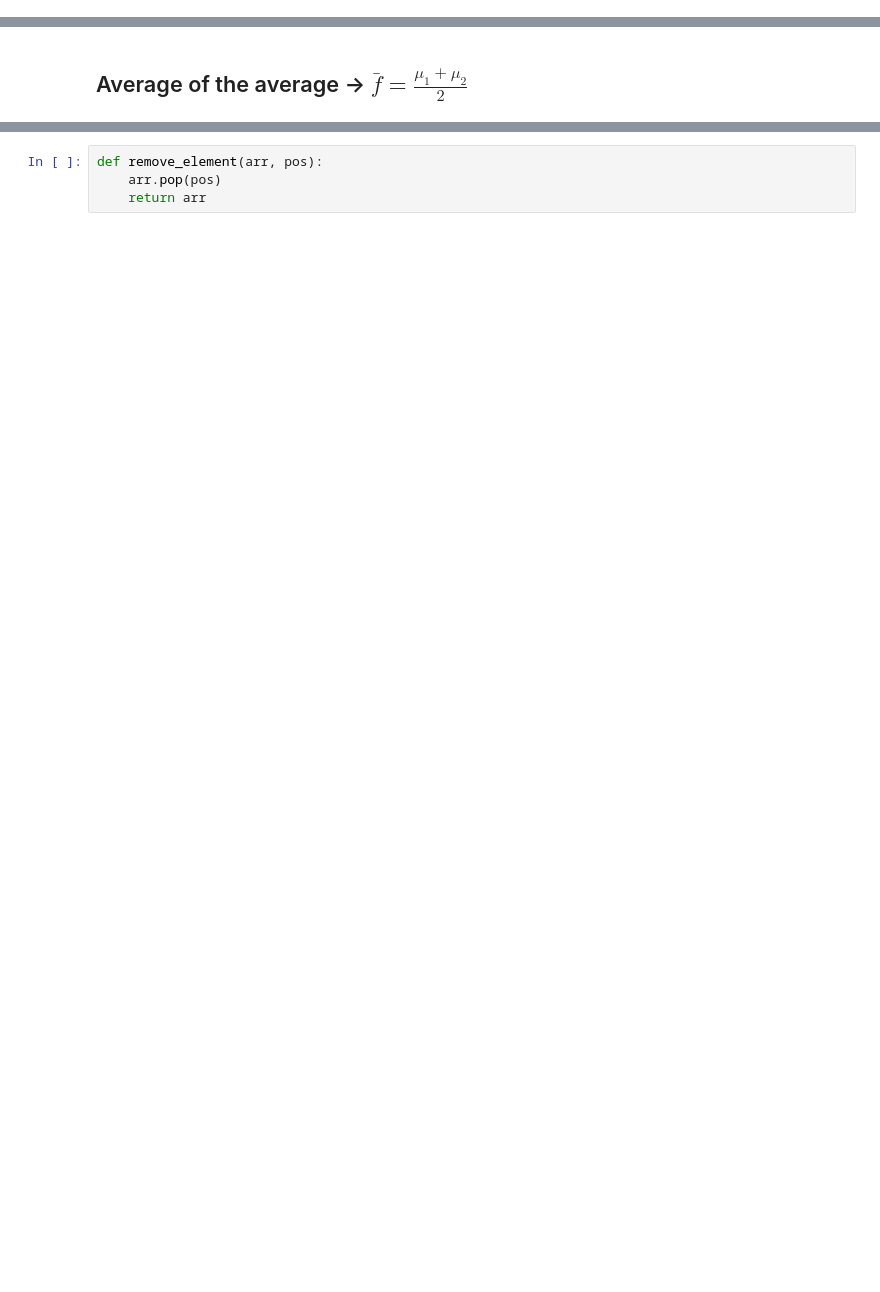
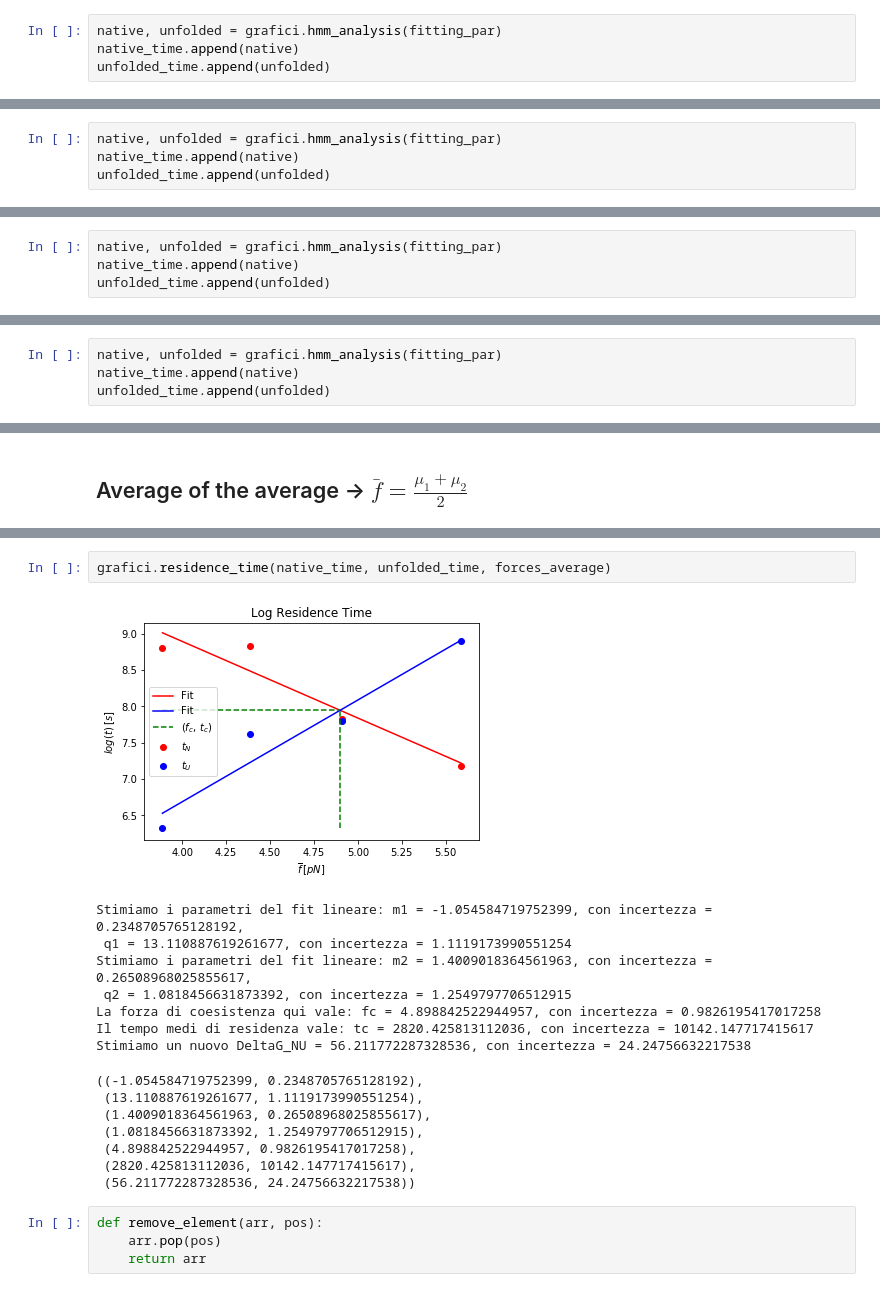
Before and after one commit to RiccardoTancredi/TesiTriennale, a Jupyter notebook: hopping14.ipynb, the cells around one changed output, grey strips where cells are left out. Saved outputs shown, nothing was run; the diff lists cells and outputs as text; blank space fills up the shorter version.

Commit message:
Continuing analysis
Other molecule analyzed
15 saved!
And 7, 6, 6 passive?? What to do? Strange results

```diff
--- a/hopping14.ipynb
+++ b/hopping14.ipynb
@@ -75,0 +76,4 @@ La molecola sta 6846 sec nello stato nativo e 2035 sec nello stato unfolded
+# %%
+native, unfolded = grafici.hmm_analysis(fitting_par)
+native_time.append(native)
+unfolded_time.append(unfolded)
@@ -126,0 +131,4 @@ La molecola sta 1314 sec nello stato nativo e 7275 sec nello stato unfolded
+# %%
+native, unfolded = grafici.hmm_analysis(fitting_par)
+native_time.append(native)
+unfolded_time.append(unfolded)
@@ -177,0 +186,4 @@ La molecola sta 6690 sec nello stato nativo e 555 sec nello stato unfolded
+# %%
+native, unfolded = grafici.hmm_analysis(fitting_par)
+native_time.append(native)
+unfolded_time.append(unfolded)
@@ -228,0 +241,4 @@ La molecola sta 2515 sec nello stato nativo e 2418 sec nello stato unfolded
+# %%
+native, unfolded = grafici.hmm_analysis(fitting_par)
+native_time.append(native)
+unfolded_time.append(unfolded)
@@ -254,3 +276,21 @@ La differenza di energia libera DeltaG_NU = -56.45550764307635, con sigma = 21.4
+# %%
+grafici.residence_time(native_time, unfolded_time, forces_average)
+# %% [output]
+[figure, added]
+Stimiamo i parametri del fit lineare: m1 = -1.054584719752399, con incertezza = 0.2348705765128192,
+ q1 = 13.110887619261677, con incertezza = 1.1119173990551254
+Stimiamo i parametri del fit lineare: m2 = 1.4009018364561963, con incertezza = 0.26508968025855617,
+ q2 = 1.0818456631873392, con incertezza = 1.2549797706512915
+La forza di coesistenza qui vale: fc = 4.898842522944957, con incertezza = 0.9826195417017258
+Il tempo medi di residenza vale: tc = 2820.425813112036, con incertezza = 10142.147717415617
+Stimiamo un nuovo DeltaG_NU = 56.211772287328536, con incertezza = 24.24756632217538
+((-1.054584719752399, 0.2348705765128192),
+ (13.110887619261677, 1.1119173990551254),
+ (1.4009018364561963, 0.26508968025855617),
+ (1.0818456631873392, 1.2549797706512915),
+ (4.898842522944957, 0.9826195417017258),
+ (2820.425813112036, 10142.147717415617),
+ (56.211772287328536, 24.24756632217538))
 # %%
 def remove_element(arr, pos):
     arr.pop(pos)
```
Also changed, not shown: parts of 15 cells of this notebook, 14 other files.
